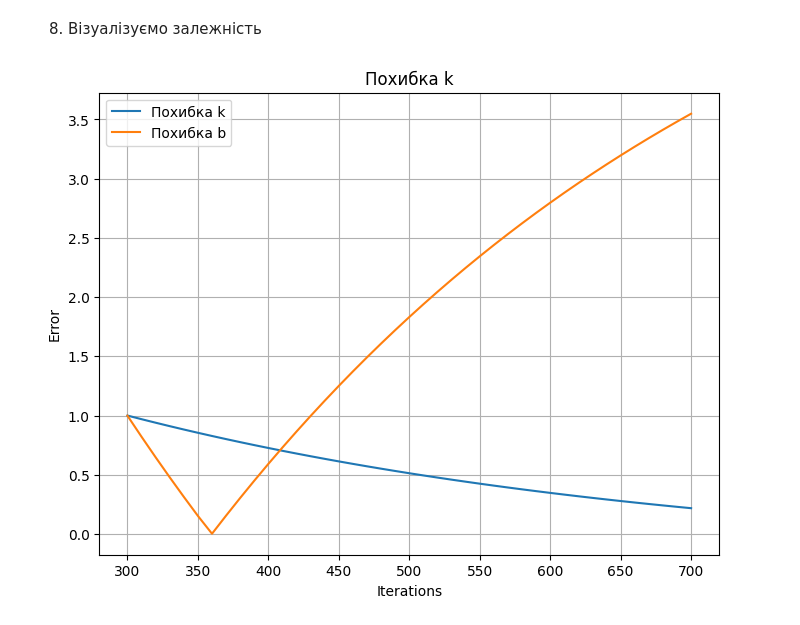
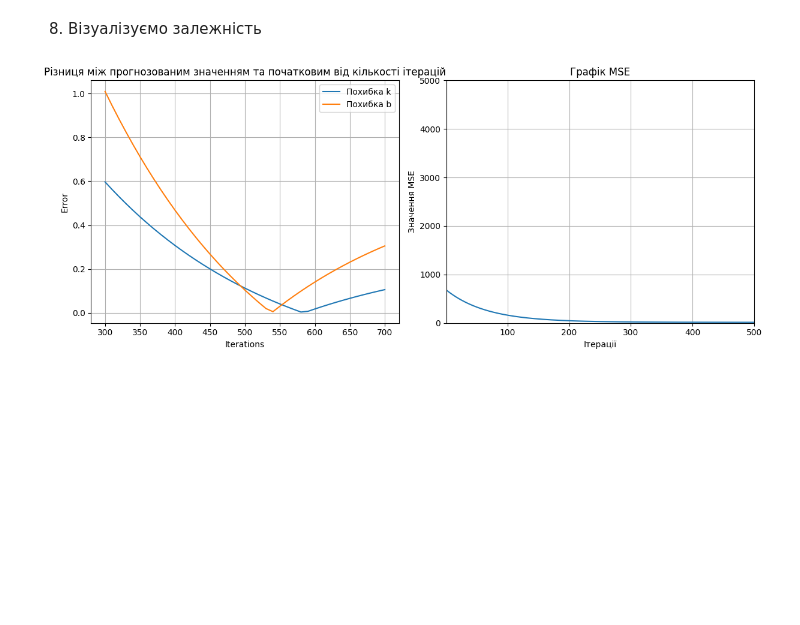
Before and after one commit to RoberOppenheimer/AD_lab2, a Jupyter notebook: Lab6.ipynb, the cells around one changed output. Saved outputs shown, nothing was run; the diff lists cells and outputs as text; code cells hidden in the pictures; blank space fills up the shorter version.

```diff
--- a/Lab6.ipynb
+++ b/Lab6.ipynb
@@ -131,7 +138,7 @@ def graddesciter():
 
     for n_iter in range(300, 701, 10):
 
-        k_GRAD, b_GRAD = graddesc(data.X, data.Y, 0.01, n_iter)
+        k_GRAD, b_GRAD, losses = graddesc(data.X, data.Y, 0.01, n_iter, 0.00001)
 
         error_k = abs(9 - k_GRAD)
         error_b = abs(11 - b_GRAD)
@@ -144,17 +151,29 @@ def graddesciter():
 error_data = graddesciter()
 # %% [markdown]
 8. Візуалізуємо залежність
-# %%
-plt.figure(figsize=(8, 6))
-plt.plot(error_data.Iterations, error_data.Error_k, label='Похибка k')
-plt.plot(error_data.Iterations, error_data.Error_b, label='Похибка b')
-
-plt.legend()
-plt.xlabel('Iterations')
-plt.ylabel('Error')
-plt.title('Похибка k')
-plt.grid(True)
-
-plt.show()
-# %% [output]
-[figure, removed]
+# %%
+fig, axes = plt.subplots(ncols=2, figsize=(12, 5))
+
+axes[0].plot(error_data.Iterations, error_data.Error_k, label='Похибка k')
+axes[0].plot(error_data.Iterations, error_data.Error_b, label='Похибка b')
+
+axes[0].legend()
+axes[0].set_xlabel('Iterations')
+axes[0].set_ylabel('Error')
+axes[0].set_title('Різниця між прогнозованим значенням та початковим від кількості ітерацій')
+axes[0].grid(True)
+
+
+axes[1].plot(range(1, len(losses)+1), losses)
+
+axes[1].set_xlim(1, 500)
+axes[1].set_ylim(0, 5000)
+axes[1].set_xlabel('Ітерації')
+axes[1].set_ylabel('Значення MSE')
+axes[1].set_title('Графік MSE')
+axes[1].grid(True)
+
+plt.tight_layout()
+plt.show()
+# %% [output]
+[figure, added]
```
Also changed, not shown: parts of 6 cells of this notebook.
